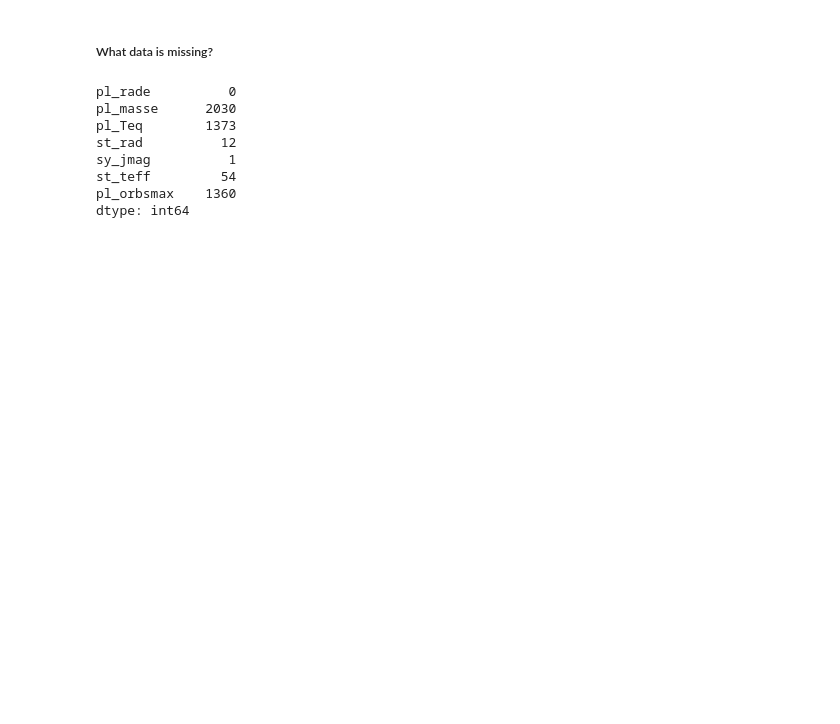
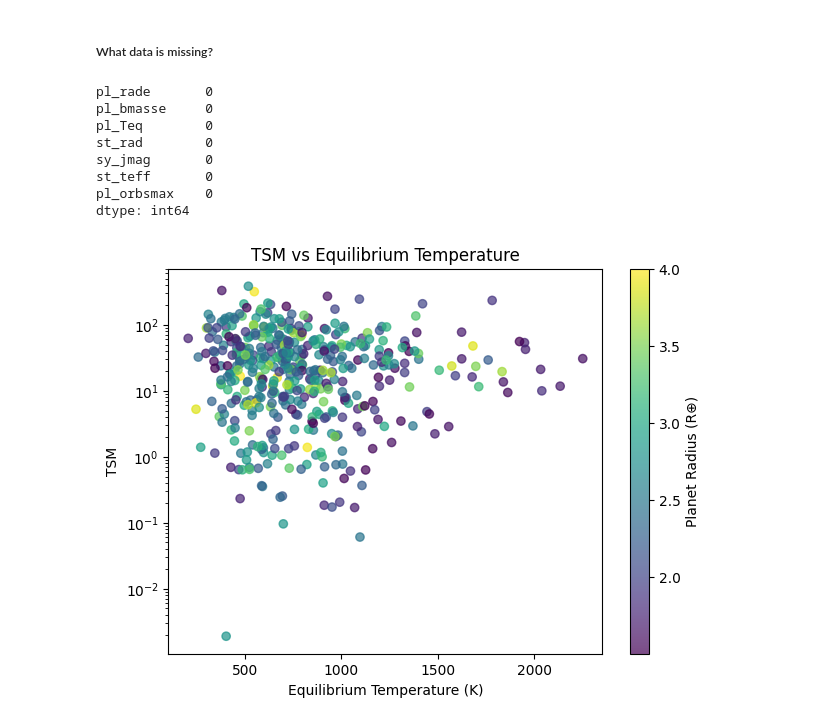
Before and after one commit to JackDavidMaher/Group-Studies---Exoplanets, a Jupyter notebook: Code/filtering_code_stan_20-01.ipynb, the cells around one changed output. Saved outputs shown, nothing was run; the diff lists cells and outputs as text; code cells hidden in the pictures; blank space fills up the shorter version.

```diff
--- a/Code/filtering_code_stan_20-01.ipynb
+++ b/Code/filtering_code_stan_20-01.ipynb
@@ -212,16 +222,16 @@ with only rows with value for TSM: (306, 18)
 ##### What data is missing?
 # %%
 # columns needed for TSM + Teq
-required_cols = ['pl_rade', 'pl_masse', 'pl_Teq', 'st_rad', 'sy_jmag', 'st_teff', 'pl_orbsmax']
+required_cols = ['pl_rade', 'pl_bmasse', 'pl_Teq', 'st_rad', 'sy_jmag', 'st_teff', 'pl_orbsmax']
 
 missing_counts = fs_with_TSM[required_cols].isna().sum()
 print(missing_counts)
 # %% [output]
-pl_rade          0
-pl_masse      2030
-pl_Teq        1373
-st_rad          12
-sy_jmag          1
-st_teff         54
-pl_orbsmax    1360
+pl_rade       0
+pl_bmasse     0
+pl_Teq        0
+st_rad        0
+sy_jmag       0
+st_teff       0
+pl_orbsmax    0
 dtype: int64
@@ -227,0 +240,19 @@ dtype: int64
+# %%
+
+plt.figure(figsize=(7,5))
+sc = plt.scatter(
+    fs_with_TSM['pl_Teq'],
+    fs_with_TSM['pl_tsm'],
+    c=fs_with_TSM['pl_rade'],
+    cmap='viridis',
+    alpha=0.7
+)
+plt.yscale('log')
+plt.xlabel('Equilibrium Temperature (K)')
+plt.ylabel('TSM')
+plt.title('TSM vs Equilibrium Temperature')
+cbar = plt.colorbar(sc)
+cbar.set_label('Planet Radius (R⊕)')
+plt.show()
+# %% [output]
+[figure, added]
```
Also changed, not shown: parts of 9 cells of this notebook.
